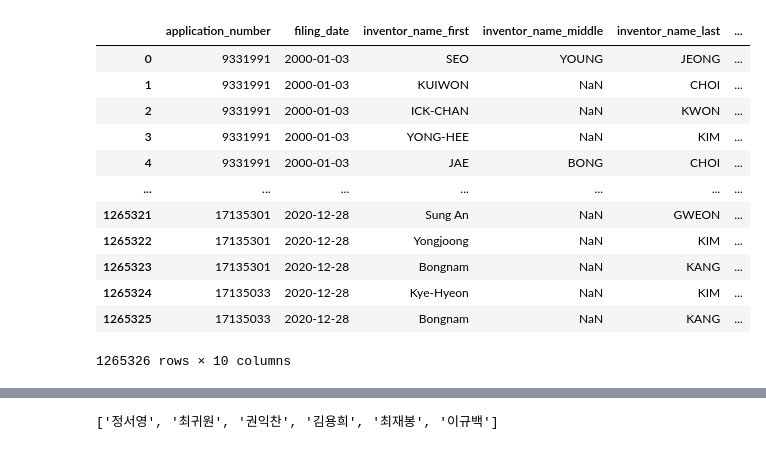
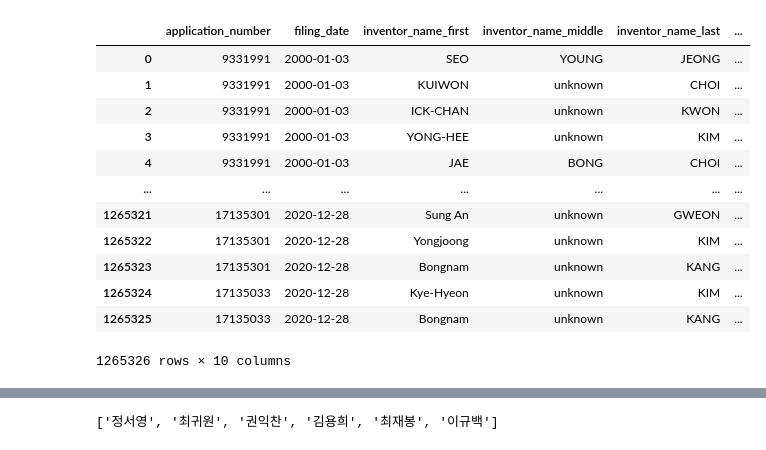
Before and after one commit to BU-Spark/ds-bu-law-race-based, a Jupyter notebook: fall22-team-2/googlePatents.ipynb, the cells around one changed output, grey strips where cells are left out. Drawn from its saved outputs; the diff is of its cells as text; code cells hidden in the pictures.

```diff
--- a/fall22-team-2/googlePatents.ipynb
+++ b/fall22-team-2/googlePatents.ipynb
@@ -8,17 +9,19 @@ import requests
 # %%
 df = pd.read_csv('inventors_filtered_by_cn_kr.csv')
+# replace 'na' gender with unknown
+df = df.replace(np.nan, 'unknown', regex=True)
 df
 # %% [output]
 |  | application_number | filing_date | inventor_name_first | inventor_name_middle | inventor_name_last | ... |
 | 0 | 9331991 | 2000-01-03 | SEO | YOUNG | JEONG | ... |
-| 1 | 9331991 | 2000-01-03 | KUIWON | NaN | CHOI | ... |
-| 2 | 9331991 | 2000-01-03 | ICK-CHAN | NaN | KWON | ... |
-| 3 | 9331991 | 2000-01-03 | YONG-HEE | NaN | KIM | ... |
+| 1 | 9331991 | 2000-01-03 | KUIWON | unknown | CHOI | ... |
+| 2 | 9331991 | 2000-01-03 | ICK-CHAN | unknown | KWON | ... |
+| 3 | 9331991 | 2000-01-03 | YONG-HEE | unknown | KIM | ... |
 | 4 | 9331991 | 2000-01-03 | JAE | BONG | CHOI | ... |
 | ... | ... | ... | ... | ... | ... | ... |
-| 1265321 | 17135301 | 2020-12-28 | Sung An | NaN | GWEON | ... |
-| 1265322 | 17135301 | 2020-12-28 | Yongjoong | NaN | KIM | ... |
-| 1265323 | 17135301 | 2020-12-28 | Bongnam | NaN | KANG | ... |
-| 1265324 | 17135033 | 2020-12-28 | Kye-Hyeon | NaN | KIM | ... |
-| 1265325 | 17135033 | 2020-12-28 | Bongnam | NaN | KANG | ... |
+| 1265321 | 17135301 | 2020-12-28 | Sung An | unknown | GWEON | ... |
+| 1265322 | 17135301 | 2020-12-28 | Yongjoong | unknown | KIM | ... |
+| 1265323 | 17135301 | 2020-12-28 | Bongnam | unknown | KANG | ... |
+| 1265324 | 17135033 | 2020-12-28 | Kye-Hyeon | unknown | KIM | ... |
+| 1265325 | 17135033 | 2020-12-28 | Bongnam | unknown | KANG | ... |
 1265326 rows × 10 columns
```
Also changed, not shown: parts of 3 cells of this notebook, 2 other files.
